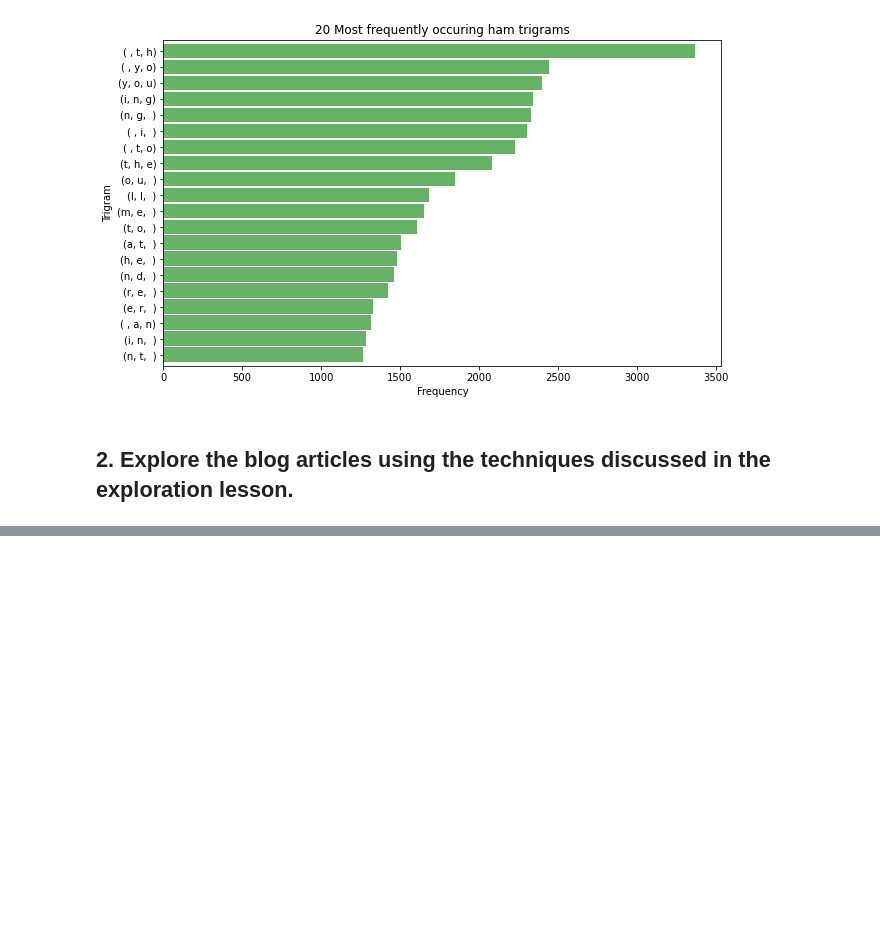
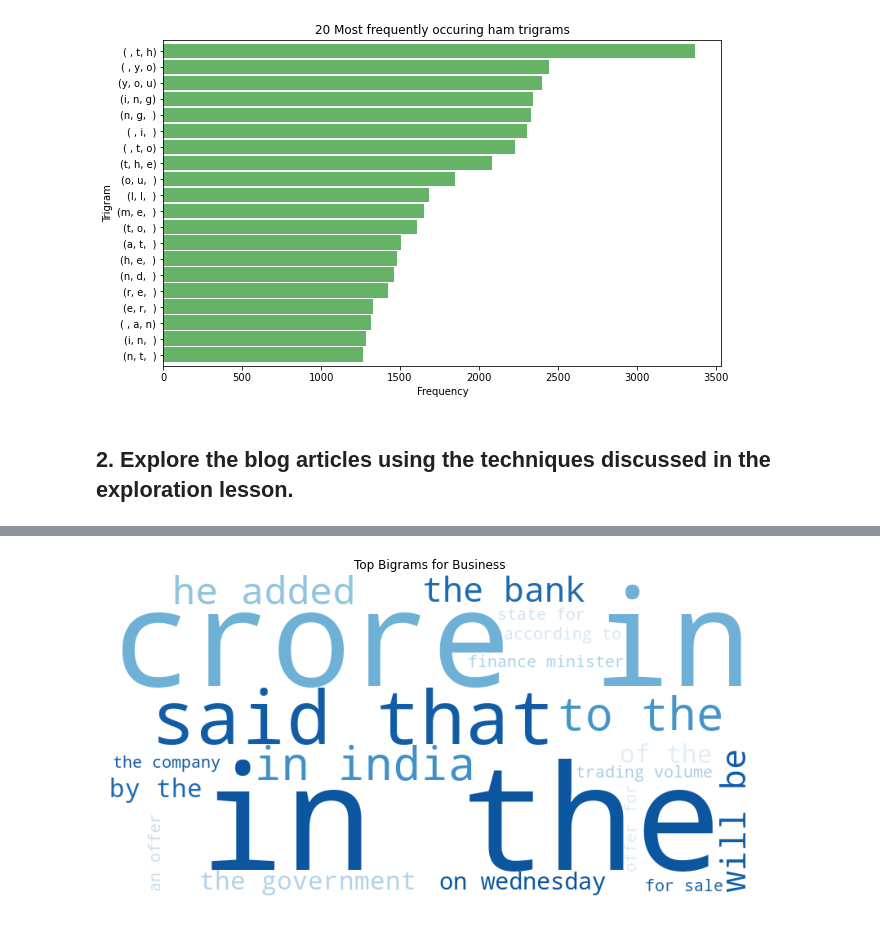
Before and after one commit to mariamnaqvi/natural-language-processing-exercises, a Jupyter notebook: explore.ipynb, the cells around one changed output, grey strips where cells are left out. Cells and saved outputs as stored; diff of their text form; code cells hidden in the pictures; blank space fills up the shorter version.

```diff
--- a/explore.ipynb
+++ b/explore.ipynb
@@ -183,0 +294,9 @@ Text(0.5, 0, 'Frequency')
+# %%
+# acquire df
+
+article_dict = {'Business':'https://inshorts.com/en/read/business',
+               'Sports':'https://inshorts.com/en/read/sports',
+               'Technology':'https://inshorts.com/en/read/technology',
+               'Entertainment':'https://inshorts.com/en/read/entertainment'}
+
+news_df = aq.get_news_articles(article_dict)
@@ -183,0 +312,3 @@ Text(0.5, 0, 'Frequency')
+# %%
+# break down words by each category
+business_words = clean(' '.join(news_df[news_df.category=='Business'].content))
@@ -183,0 +321,10 @@ Text(0.5, 0, 'Frequency')
+# %%
+# create bigrams
+
+business_bigrams = (pd.Series(nltk.ngrams(business_words.split(),2)).value_counts().head(20))
+
+sports_bigrams = (pd.Series(nltk.ngrams(sports_words.split(),2)).value_counts().head(20))
+
+tech_bigrams = (pd.Series(nltk.ngrams(tech_words.split(),2)).value_counts().head(20))
+
+entertainment_bigrams = (pd.Series(nltk.ngrams(entertainment_words.split(),2)).value_counts().head(20))
@@ -183,0 +351,12 @@ Text(0.5, 0, 'Frequency')
+# %%
+# word cloud for business bigrams
+
+data = {k[0] + ' ' + k[1]: v for k, v in business_bigrams.to_dict().items()}
+img = WordCloud(background_color='white', colormap = 'Blues',width=800, height=400).generate_from_frequencies(data)
+plt.figure(figsize=(12, 6))
+plt.imshow(img)
+plt.title('Top Bigrams for Business')
+plt.axis('off')
+plt.show()
+# %% [output]
+[figure, added]
```
Also changed, not shown: parts of 23 cells of this notebook.
